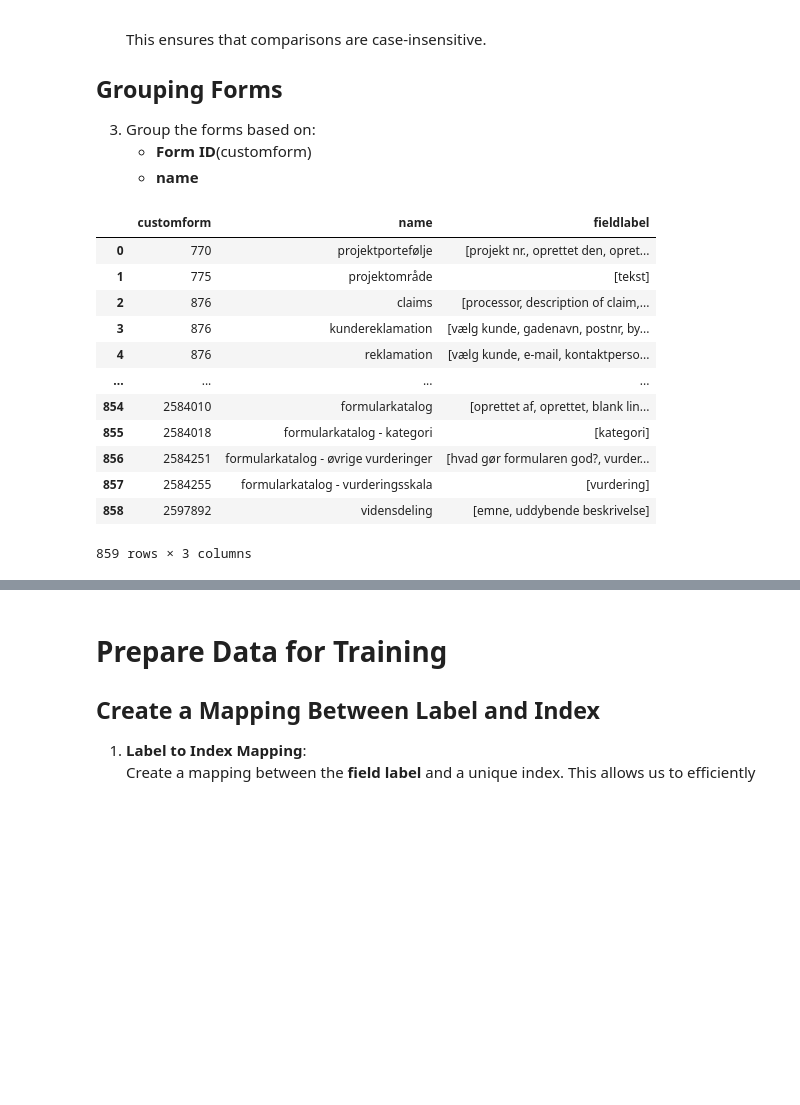
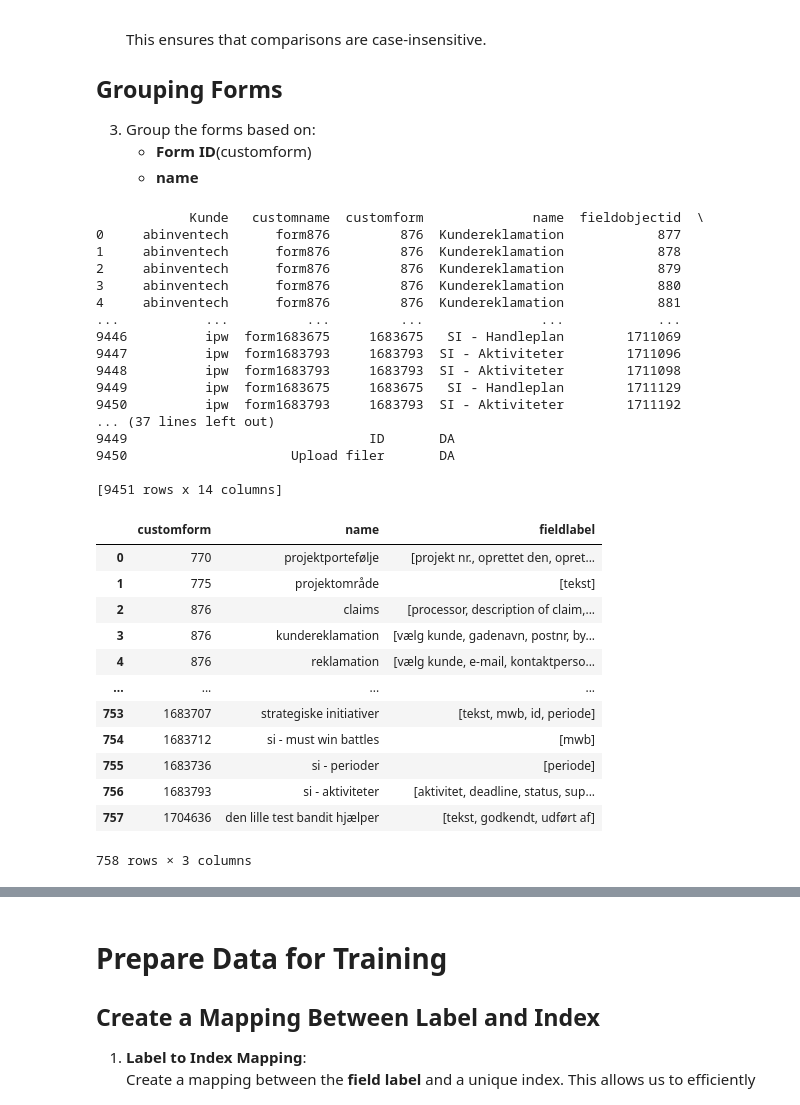
Before and after one commit to Semo0/IPWFormAi, a Jupyter notebook: app/Experiment-3.1.ipynb, the cells around one changed output, grey strips where cells are left out. Cells and saved outputs as stored; diff of their text form; code cells hidden in the pictures; blank space fills up the shorter version.

```diff
--- a/app/Experiment-3.1.ipynb
+++ b/app/Experiment-3.1.ipynb
@@ -35,34 +61,54 @@ This section outlines the steps involved in processing the data before further a
    - **Form ID**(customform)
    - **name**
 # %%
-
-df = pd.read_csv('data/all_data.csv', on_bad_lines='skip')
+#!pip install openpyxl
+#df = pd.read_csv('data/all_data.csv', on_bad_lines='skip')
+df = pd.read_csv('all_datav3.csv', delimiter=';', on_bad_lines='skip')
+print(df)
 
 #handle blocktype(removeit).
 indices_to_drop = df[df['elementtype'] == 'block'].index
 df = df.drop(indices_to_drop)
 
 #put specialtype in place.
 for index, row in df.iterrows():
     if row['elementtype'] == 'special' and pd.isnull(row['fieldtype']):  # Check if 'elementtype' is empty
         df.at[index, 'fieldtype'] = row['specialtype']  # Assign 'specialtype' value to 'elementtype'
 
 df = df.drop(columns=['Kunde','fieldtype','specialtype','elementtype', 'customname','fieldobjectid','fieldparentid','fieldparenttype','blocktype','fieldrelation','language'])
 df['fieldlabel'] = df['fieldlabel'].apply(str.lower)
 df['name'] = df['name'].apply(str.lower)
 data = df.groupby(['customform','name'])['fieldlabel'].apply(list).reset_index()
 display(data)
+#data.to_excel('validatedAllData.xlsx', index=False)
 # %% [output]
+            Kunde   customname  customform              name  fieldobjectid  \
+0     abinventech      form876         876  Kundereklamation            877
+1     abinventech      form876         876  Kundereklamation            878
+2     abinventech      form876         876  Kundereklamation            879
+3     abinventech      form876         876  Kundereklamation            880
+4     abinventech      form876         876  Kundereklamation            881
+...           ...          ...         ...               ...            ...
+9446          ipw  form1683675     1683675   SI - Handleplan        1711069
+9447          ipw  form1683793     1683793  SI - Aktiviteter        1711096
+9448          ipw  form1683793     1683793  SI - Aktiviteter        1711098
+9449          ipw  form1683675     1683675   SI - Handleplan        1711129
+9450          ipw  form1683793     1683793  SI - Aktiviteter        1711192
+... (37 lines left out)
+9449                               ID       DA
+9450                     Upload filer       DA
+
+[9451 rows x 14 columns]
 |  | customform | name | fieldlabel |
 | 0 | 770 | projektportefølje | [projekt nr., oprettet den, opret... |
 | 1 | 775 | projektområde | [tekst] |
 | 2 | 876 | claims | [processor, description of claim,... |
 | 3 | 876 | kundereklamation | [vælg kunde, gadenavn, postnr, by... |
 | 4 | 876 | reklamation | [vælg kunde, e-mail, kontaktperso... |
 | ... | ... | ... | ... |
-| 854 | 2584010 | formularkatalog | [oprettet af, oprettet, blank lin... |
-| 855 | 2584018 | formularkatalog - kategori | [kategori] |
-| 856 | 2584251 | formularkatalog - øvrige vurderinger | [hvad gør formularen god?, vurder... |
-| 857 | 2584255 | formularkatalog - vurderingsskala | [vurdering] |
-| 858 | 2597892 | vidensdeling | [emne, uddybende beskrivelse] |
+| 753 | 1683707 | strategiske initiativer | [tekst, mwb, id, periode] |
+| 754 | 1683712 | si - must win battles | [mwb] |
+| 755 | 1683736 | si - perioder | [periode] |
+| 756 | 1683793 | si - aktiviteter | [aktivitet, deadline, status, sup... |
+| 757 | 1704636 | den lille test bandit hjælper | [tekst, godkendt, udført af] |
-859 rows × 3 columns
+758 rows × 3 columns
```
Also changed, not shown: parts of 11 cells of this notebook, 5 other files.
